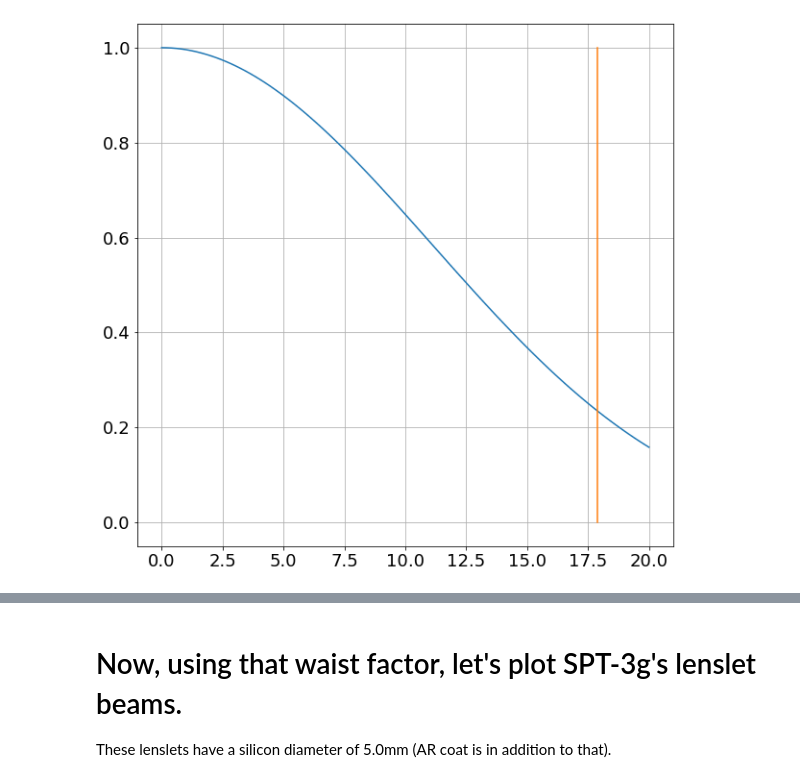
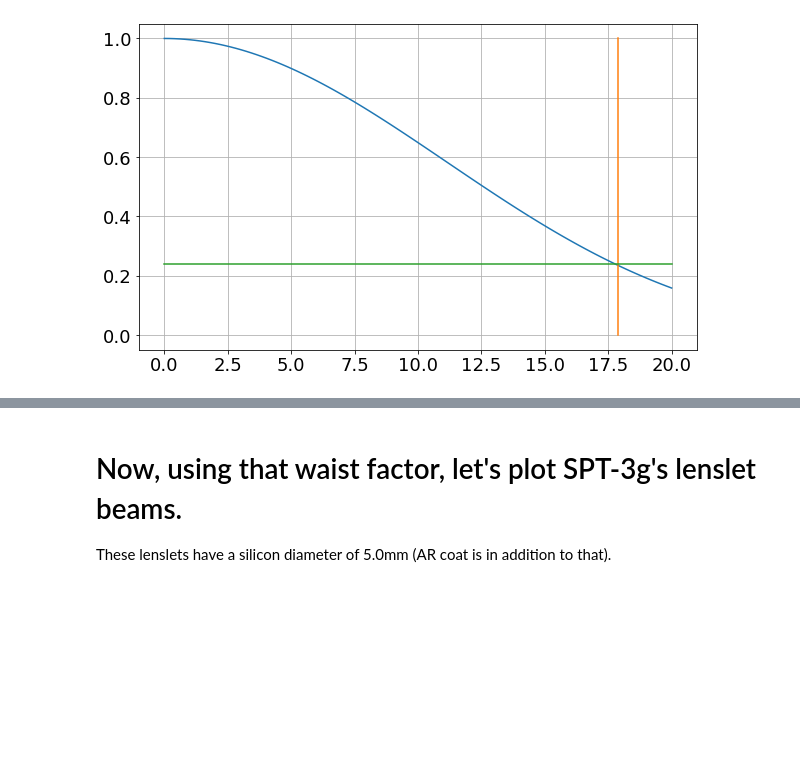
Before and after one commit to JohnRuhl/Tutorials, a Jupyter notebook: GaussianBeamSpillover.ipynb, the cells around one changed output, grey strips where cells are left out. Cells and saved outputs as stored; diff of their text form; code cells hidden in the pictures; blank space fills up the shorter version.

Commit message:
mostly changes to Gauss beams notebook, reorg to make clearer

```diff
--- a/GaussianBeamSpillover.ipynb
+++ b/GaussianBeamSpillover.ipynb
@@ -21,24 +50,28 @@ $$ P = 10^{(-6.2/10)} = 0.24$$
 Playing around with wf in the cell below shows that wf=2.7 gives a good result.
 # %%
 # Gaussian beam
-D_si = 8.6 - 0.6
-wf=2.7
+D_si = 8.6 - 0.6  # horn diameter
+wf=2.7            # waist factor = (w0/D_si)
 w0 = D_si/wf
+
 n = 1
 lam = 300/85. #mm
 theta_deg = np.linspace(0,20,100)
 theta = theta_deg*np.pi/180.
+
+# This is the gaussian beam formula or intensity as a function of angle
 I = np.exp((-2*(np.pi*n*w0*np.tan(theta))**2)/lam**2)
 
 # Angle of f/#
 #tantheta = 0.5/F
 #theta_stop = np.arctan(tantheta)
 #theta_stop_deg = theta_stop*180/np.pi
 theta_stop_deg = 17.9
 
 plt.plot(theta_deg,I)
 plt.plot([theta_stop_deg, theta_stop_deg], [0,1])
-#plt.ylim(0,.3)
+#plt.plot(np.array([theta_deg[0], theta_deg[-1]]), [0.24, 0.24])
+plt.plot([theta_deg[0], theta_deg[-1]], [0.24, 0.24])
 plt.grid()
 # %% [output]
-[figure, old version]
+[figure, new version]
```
Also changed, not shown: parts of 9 cells of this notebook, 4 other files.
